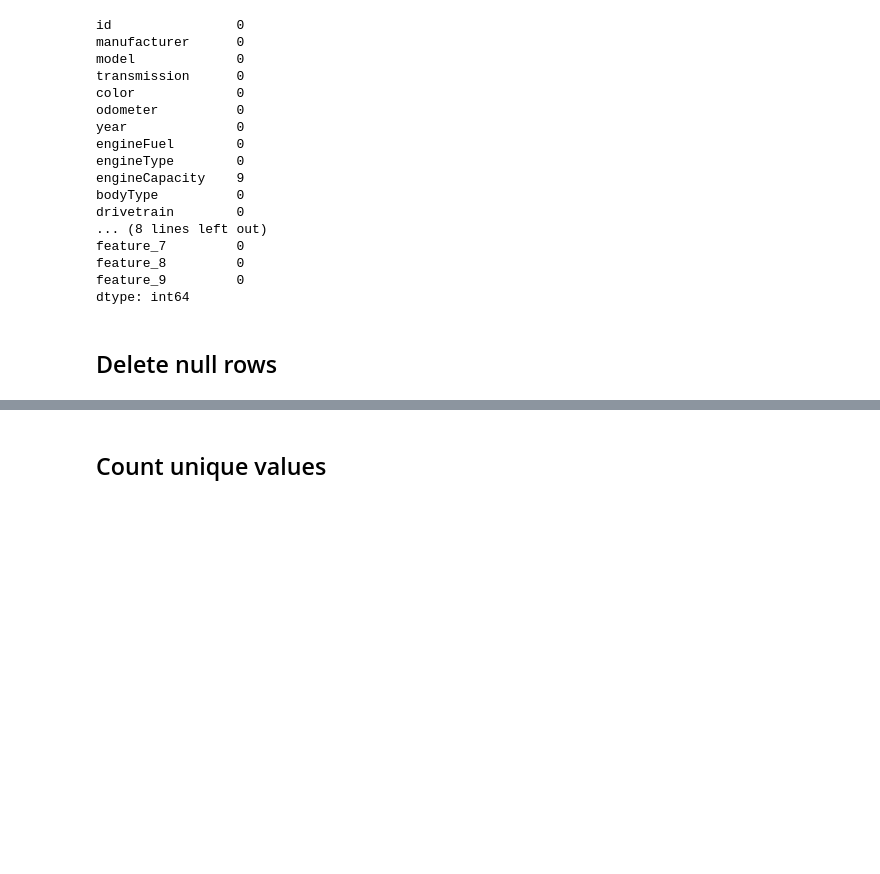
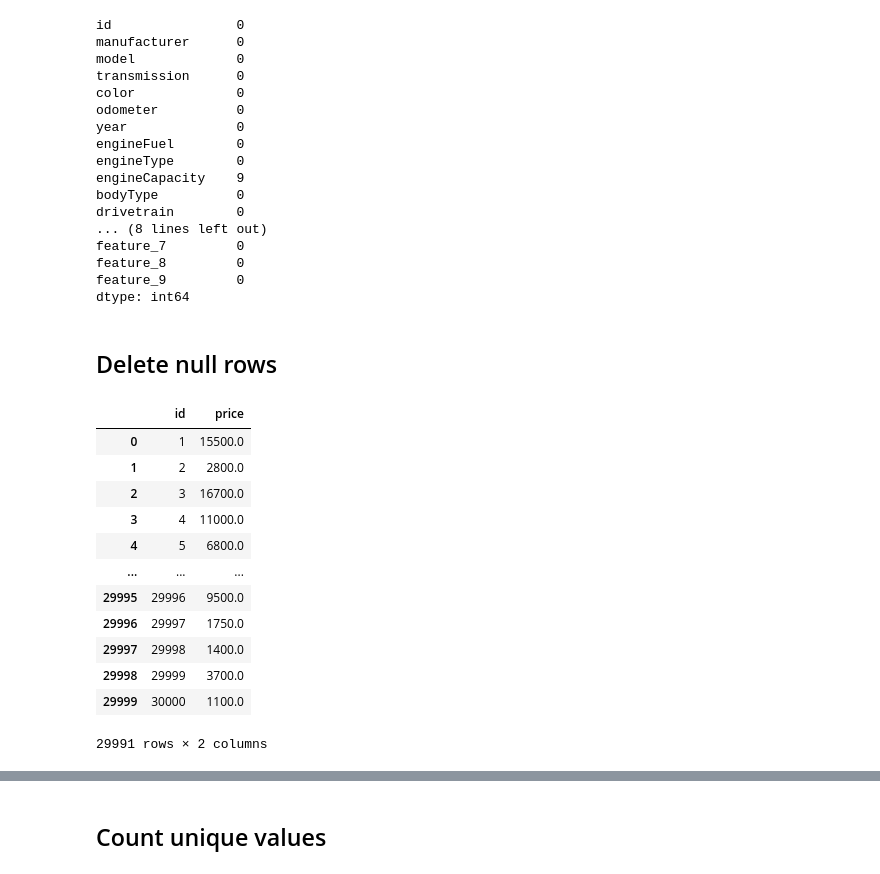
Before and after one commit to felixnguyen678/Statistical-Inference-Project, a Jupyter notebook: main.ipynb, the cells around one changed output, grey strips where cells are left out. Saved outputs shown, nothing was run; the diff lists cells and outputs as text; code cells hidden in the pictures; blank space fills up the shorter version.

```diff
--- a/Linear Regression/main.ipynb
+++ b/main.ipynb
@@ -67,4 +62,21 @@ feature_9         0
 dtype: int64
 # %% [markdown]
 ## Delete null rows
+# %%
+Y_df = Y_df.drop(X_df[X_df.engineCapacity.isnull()].index)
+Y_df
+# %% [output]
+|  | id | price |
+| 0 | 1 | 15500.0 |
+| 1 | 2 | 2800.0 |
+| 2 | 3 | 16700.0 |
+| 3 | 4 | 11000.0 |
+| 4 | 5 | 6800.0 |
+| ... | ... | ... |
+| 29995 | 29996 | 9500.0 |
+| 29996 | 29997 | 1750.0 |
+| 29997 | 29998 | 1400.0 |
+| 29998 | 29999 | 3700.0 |
+| 29999 | 30000 | 1100.0 |
+29991 rows × 2 columns
 # %%
```
Also changed, not shown: parts of 14 cells of this notebook, 1 other file.
